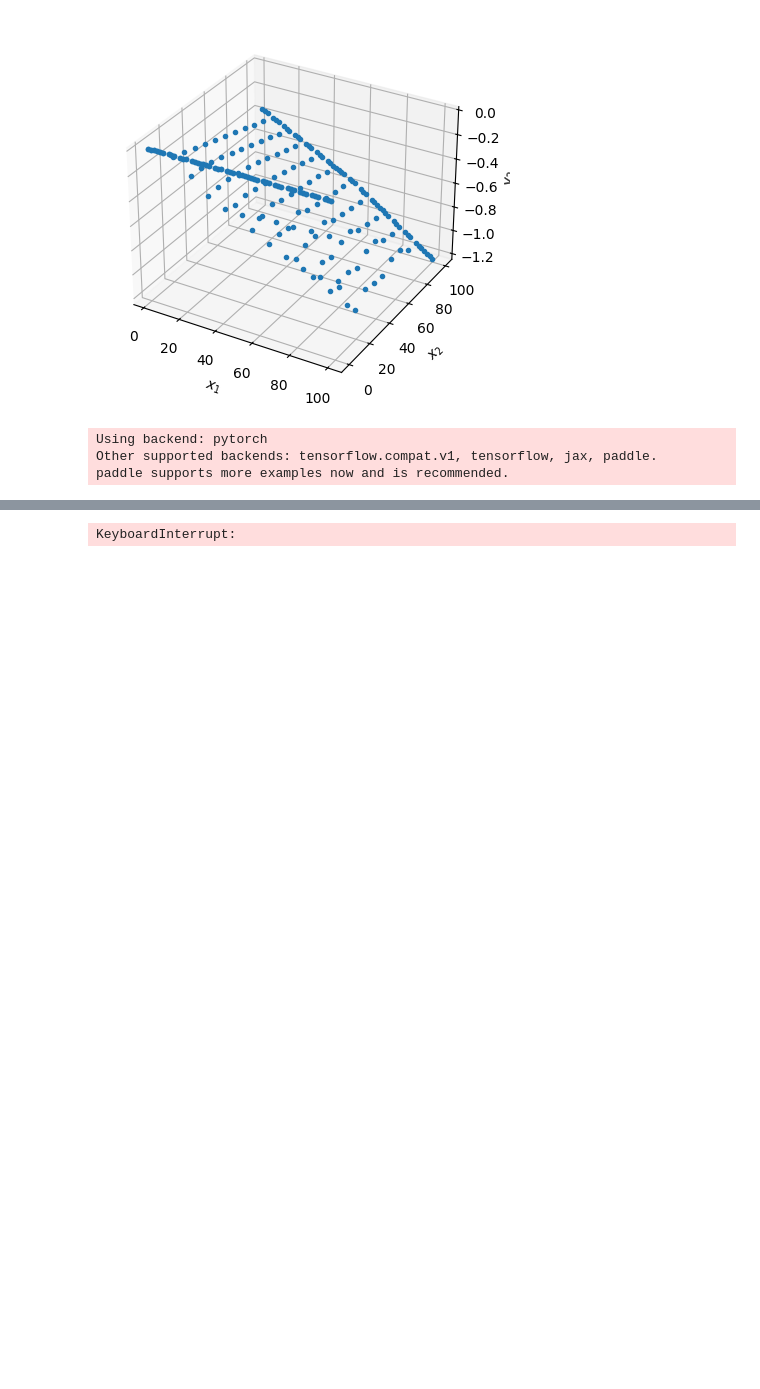
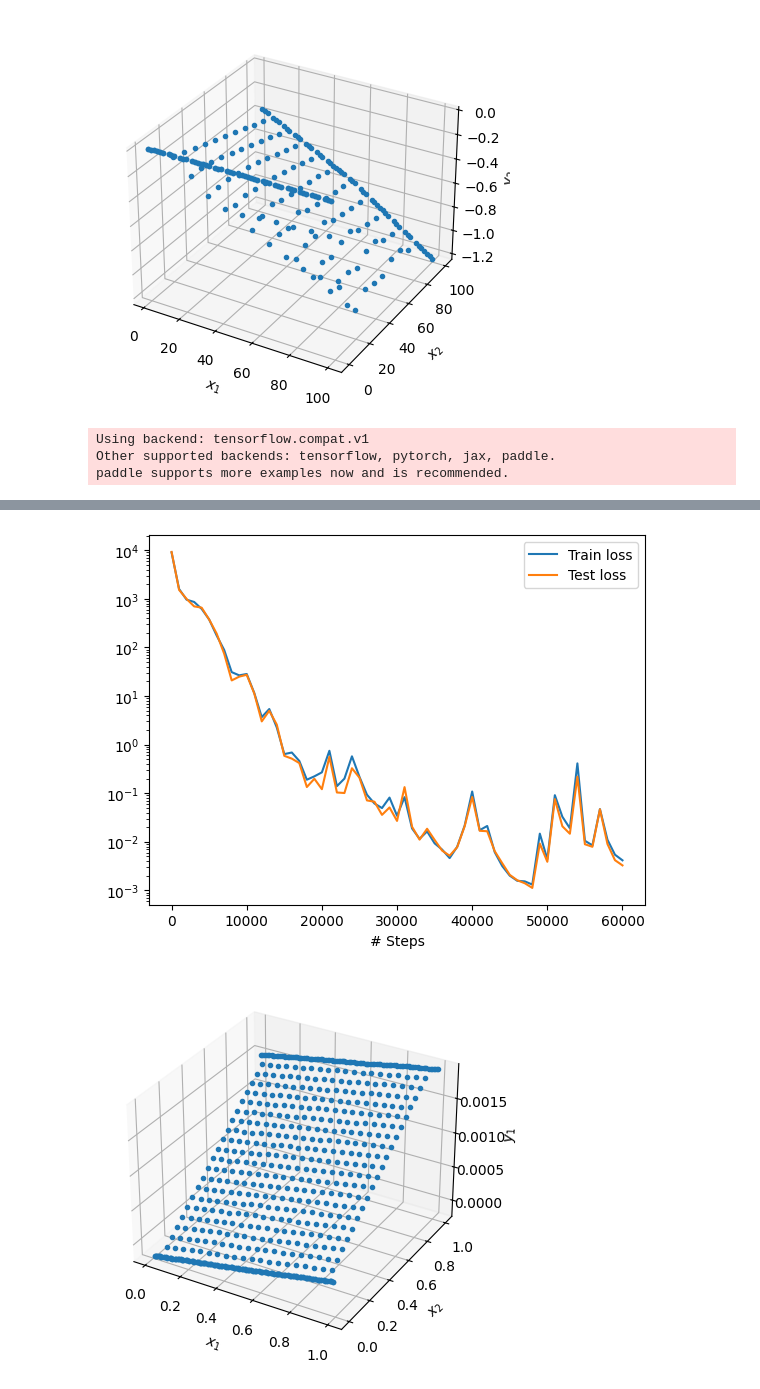
Before and after one commit to Daniel19993099/PINN_testing, a Jupyter notebook: PINN_0.3.1.ipynb, the cells around one changed output, grey strips where cells are left out. Saved outputs shown, nothing was run; the diff lists cells and outputs as text; code cells hidden in the pictures; blank space fills up the shorter version.

```diff
--- a/PINN_0.3.1.ipynb
+++ b/PINN_0.3.1.ipynb
@@ -153,14 +153,15 @@ Saving test data to c:\Users\yesda\Tiedostot\PINN_testing\test.dat ...
 [figure]
 [figure]
 # %%
+import os
+os.environ['DDE_BACKEND'] = 'tensorflow.compat.v1'
 import numpy as np
 import deepxde as dde
 import tensorflow as tf
 import matplotlib.pyplot as plt
-import os
 import tensorflow as tf
 import torch
-os.environ['DDE_BACKEND'] = 'pytorch'
+
 # Constants
 traction = 1
 E = 2e2
@@ -234,7 +235,7 @@ data = dde.data.PDE(
 )
 
 # Neural network
-net = dde.maps.FNN([2] + [200] * 10 + [5], "relu", "He normal")
+net = dde.maps.FNN([2] + [30] * 10 + [5], "relu", "He normal")
 
 # Model
 model = dde.Model(data, net)
@@ -248,6 +249,6 @@ losshistory, train_state = model.train(epochs=60000, display_every=1000)
 # Plot and save results
 dde.saveplot(losshistory, train_state, issave=True, isplot=True)
 # %% [output]
-Using backend: pytorch
-Other supported backends: tensorflow.compat.v1, tensorflow, jax, paddle.
+Using backend: tensorflow.compat.v1
+Other supported backends: tensorflow, pytorch, jax, paddle.
 paddle supports more examples now and is recommended.
@@ -271 +272,2 @@ Step      Train loss
-KeyboardInterrupt:
+[figure, added]
+[figure, added]
```
Also changed, not shown: parts of 4 cells of this notebook, 10 other files.
